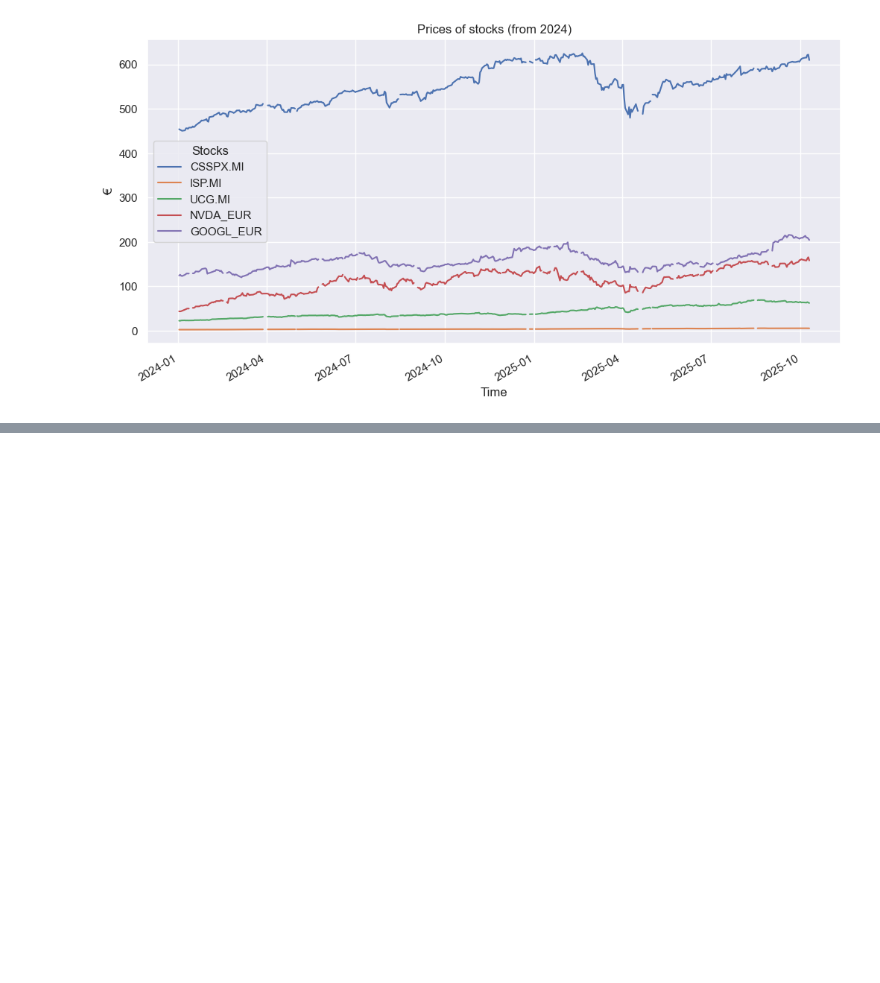
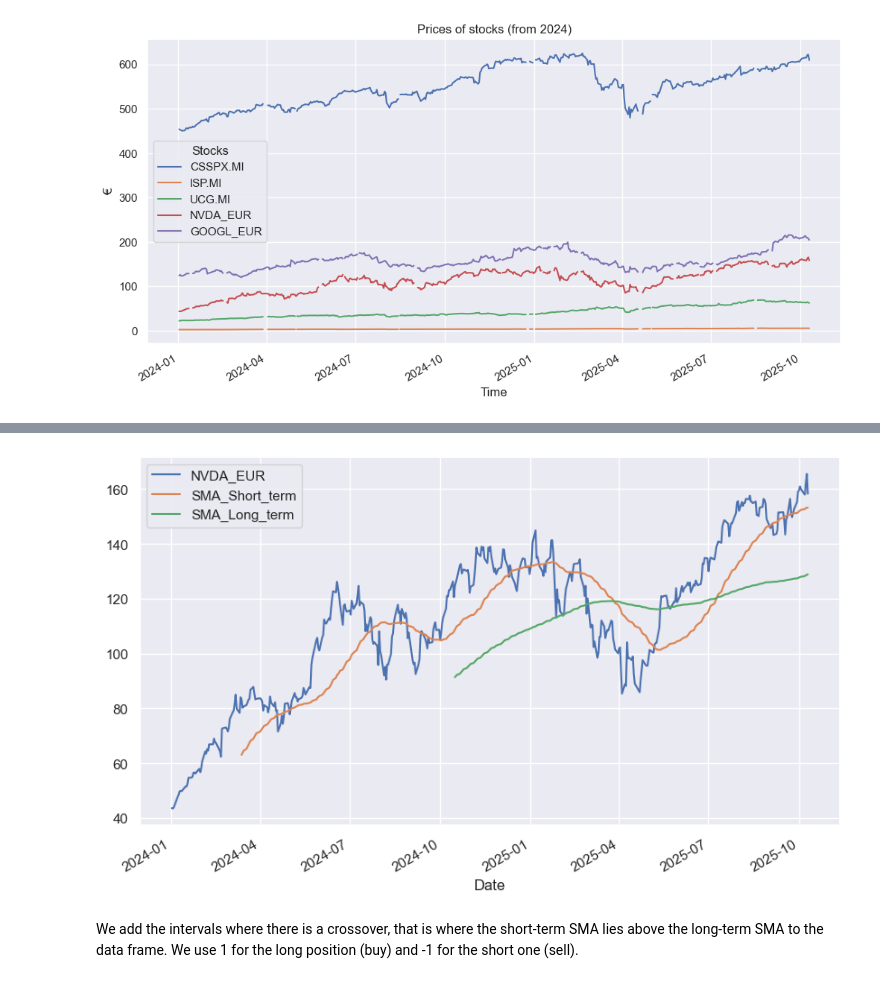
Before and after one commit to luigiselmi/finstat, a Jupyter notebook: experiments/experimental_portfolio.ipynb, the cells around one changed output, grey strips where cells are left out. Saved outputs shown, nothing was run; the diff lists cells and outputs as text; code cells hidden in the pictures; blank space fills up the shorter version.

Commit message:
SMA and crossover trading strategy

```diff
--- a/experiments/experimental_portfolio.ipynb
+++ b/experiments/experimental_portfolio.ipynb
@@ -188,0 +227,9 @@ plt.show()
+# %%
+nvda_eur['SMA_Short_term'] = nvda_eur[sym].rolling(window=50).mean()
+nvda_eur['SMA_Long_term'] = nvda_eur[sym].rolling(window=200).mean()
+# %%
+nvda_eur[[sym, 'SMA_Short_term', 'SMA_Long_term']].plot(figsize=(10, 6));
+# %% [output]
+[figure, added]
+# %% [markdown]
+We add the intervals where there is a crossover, that is where the short-term SMA lies above the long-term SMA to the data frame. We use 1 for the long position (buy) and -1 for the short one (sell).
```
Also changed, not shown: parts of 8 cells of this notebook.
